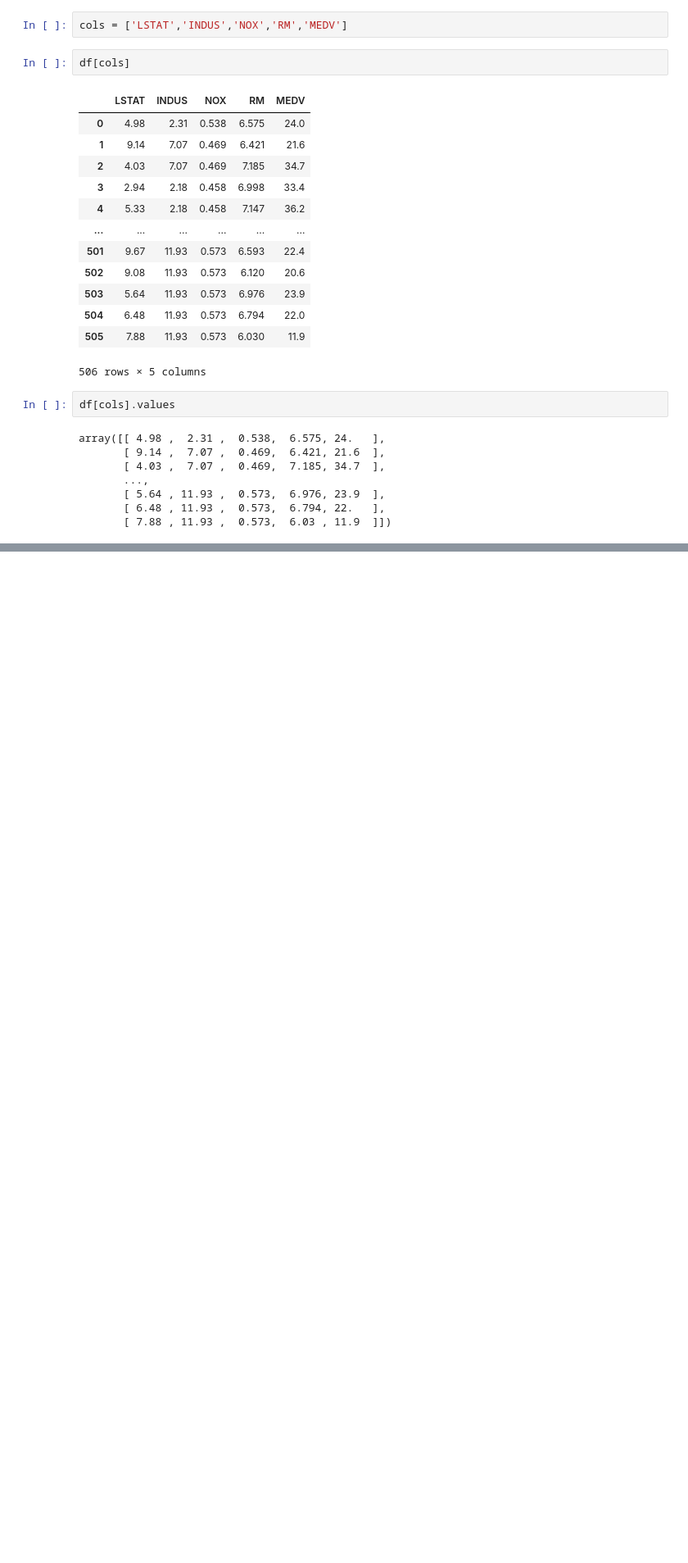
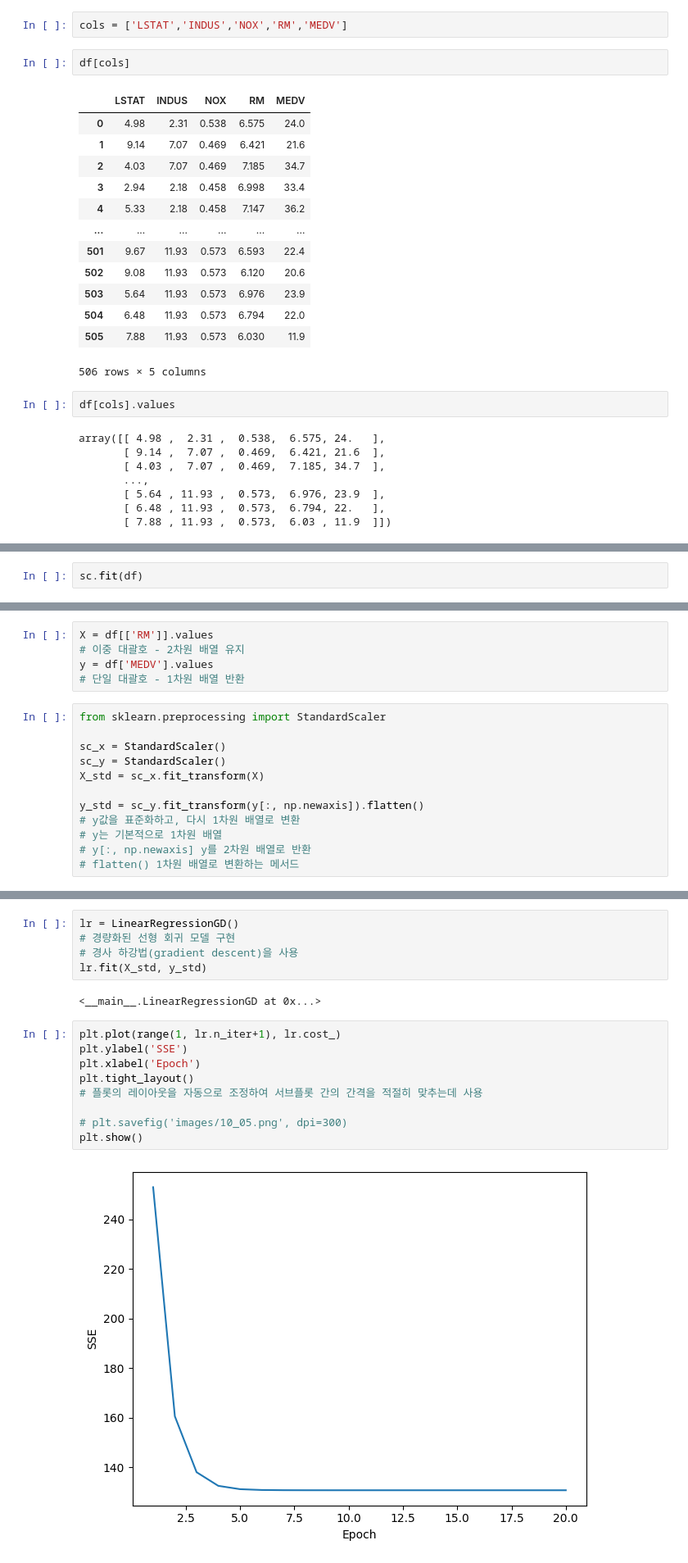
Before and after one commit to coconutkim/MLDL, a Jupyter notebook: 회귀분석_연속적타깃변수예측.ipynb, the cells around one changed output, grey strips where cells are left out. Shown at 82% size. Drawn from its saved outputs; the diff is of its cells as text; blank space fills up the shorter version.

```diff
--- a/회귀분석_연속적타깃변수예측.ipynb
+++ b/회귀분석_연속적타깃변수예측.ipynb
@@ -101,0 +208,2 @@ array([[ 4.98 ,  2.31 ,  0.538,  6.575, 24.   ],
+# %%
+sc.fit(df)
@@ -113,0 +269,17 @@ plt.show()
+# %%
+X = df[['RM']].values
+# 이중 대괄호 - 2차원 배열 유지
+y = df['MEDV'].values
+# 단일 대괄호 - 1차원 배열 반환
+# %%
+from sklearn.preprocessing import StandardScaler
+
+sc_x = StandardScaler()
+sc_y = StandardScaler()
+X_std = sc_x.fit_transform(X)
+
+y_std = sc_y.fit_transform(y[:, np.newaxis]).flatten()
+# y값을 표준화하고, 다시 1차원 배열로 변환
+# y는 기본적으로 1차원 배열
+# y[:, np.newaxis] y를 2차원 배열로 반환
+# flatten() 1차원 배열로 변환하는 메서드
@@ -113,0 +315,18 @@ plt.show()
+# %%
+lr = LinearRegressionGD()
+# 경량화된 선형 회귀 모델 구현
+# 경사 하강법(gradient descent)을 사용
+lr.fit(X_std, y_std)
+# %% [output]
+<__main__.LinearRegressionGD at 0x...>
+# %%
+plt.plot(range(1, lr.n_iter+1), lr.cost_)
+plt.ylabel('SSE')
+plt.xlabel('Epoch')
+plt.tight_layout()
+# 플롯의 레이아웃을 자동으로 조정하여 서브플롯 간의 간격을 적절히 맞추는데 사용
+
+# plt.savefig('images/10_05.png', dpi=300)
+plt.show()
+# %% [output]
+[figure, added]
```
Also changed, not shown: parts of 78 cells of this notebook, 4 other files.
